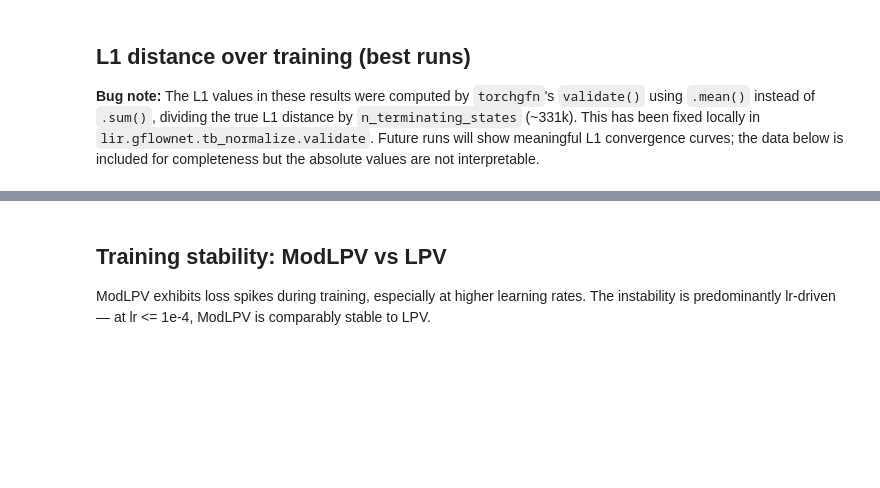
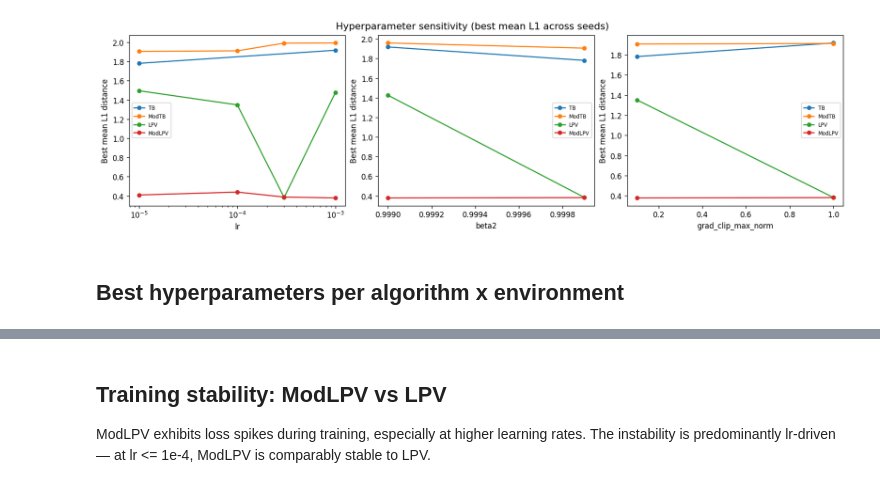
Before and after one commit to orichardson/lir, a Jupyter notebook: experiments/results.ipynb, the cells around one changed output, grey strips where cells are left out. Drawn from its saved outputs; the diff is of its cells as text; code cells hidden in the pictures; blank space fills up the shorter version.

```diff
--- a/experiments/results.ipynb
+++ b/experiments/results.ipynb
@@ -170,17 +202,23 @@ plt.show()
 # %%
-# Show best run details: which HP config converged fastest?
-best_detail = best_conv.merge(
-    ts.groupby(["environment", "algo", "run_id", "seed"])[["lr", "beta2", "grad_clip_max_norm"]].first().reset_index(),
-    on=["environment", "algo", "run_id", "seed"],
-    how="left",
-)
-best_detail = best_detail[["algo", "environment", "iter_16", "lr", "beta2", "grad_clip_max_norm", "run_id"]].copy()
-best_detail = best_detail.sort_values(["environment", "iter_16"])
-best_detail.style.format({"iter_16": "{:.0f}", "lr": "{:.0e}"}, na_rep="never").background_gradient(
-    subset=["iter_16"], cmap="RdYlGn_r"
-)
+fig, axes = plt.subplots(1, 3, figsize=(14, 4))
+
+for ax, hp in zip(axes, HP_COLS):
+    for algo in ALGO_ORDER:
+        sub = config_stats[config_stats["algo"] == algo]
+        if sub.empty or sub[hp].isna().all():
+            continue
+        grouped = sub.groupby(hp)["mean_l1"].min()
+        ax.plot(grouped.index, grouped.values, "o-", label=algo, color=COLORS[algo], markersize=5)
+    ax.set_xlabel(hp)
+    ax.set_ylabel("Best mean L1 distance")
+    if hp == "lr":
+        ax.set_xscale("log")
+    ax.legend(fontsize=7)
+
+fig.suptitle("Hyperparameter sensitivity (best mean L1 across seeds)", fontsize=13)
+plt.show()
+# %% [output]
+[figure, added]
 # %% [markdown]
-## L1 distance over training (best runs)
-
-**Bug note:** The L1 values in these results were computed by `torchgfn`'s `validate()` using `.mean()` instead of `.sum()`, dividing the true L1 distance by `n_terminating_states` (~331k). This has been fixed locally in `lir.gflownet.tb_normalize.validate`. Future runs will show meaningful L1 convergence curves; the data below is included for completeness but the absolute values are not interpretable.
+## Best hyperparameters per algorithm x environment
 # %%
```
Also changed, not shown: parts of 14 cells of this notebook, 2 other files.
